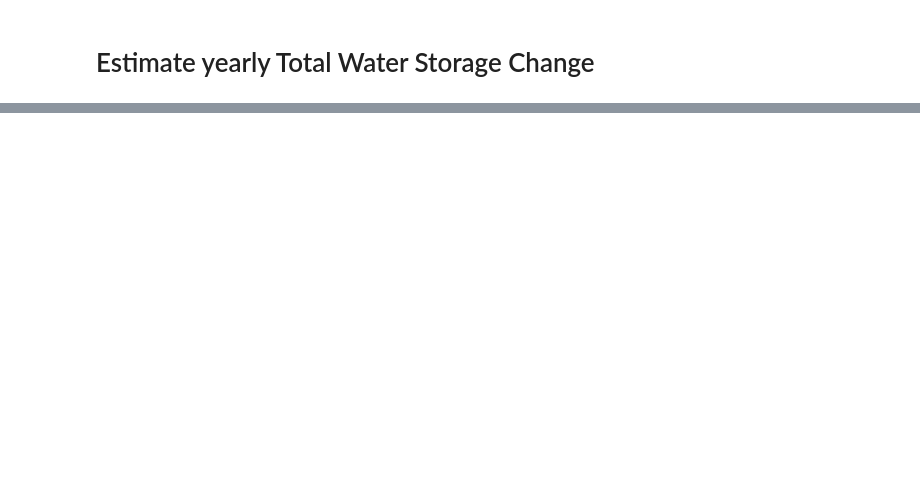
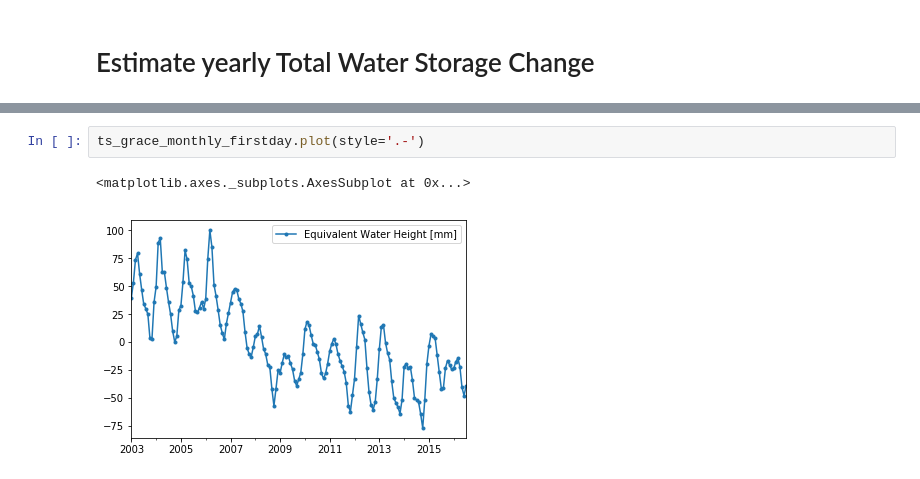
Before and after one commit to wateraccounting/WAPORWA, a Jupyter notebook: notebooks/2_GRACE_dS.ipynb, the cells around one changed output, grey strips where cells are left out. Drawn from its saved outputs; the diff is of its cells as text; blank space fills up the shorter version.

```diff
--- a/notebooks/2_GRACE_dS.ipynb
+++ b/notebooks/2_GRACE_dS.ipynb
@@ -53,0 +67,5 @@ pickle_out(BASIN)
+# %%
+ts_grace_monthly_firstday.plot(style='.-')
+# %% [output]
+<matplotlib.axes._subplots.AxesSubplot at 0x...>
+[figure, added]
```
Also changed, not shown: parts of 6 cells of this notebook, 4 other files.
